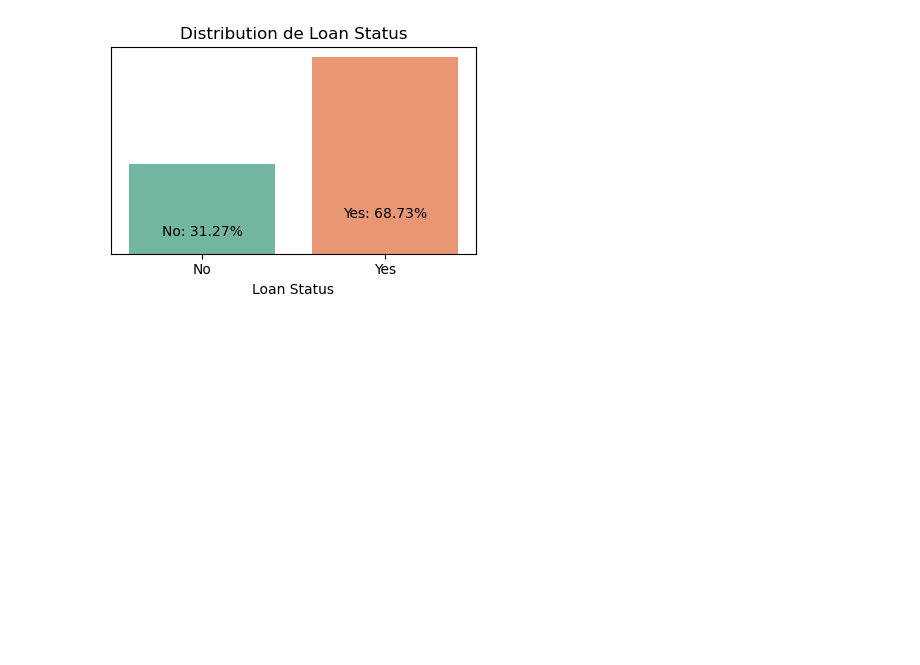
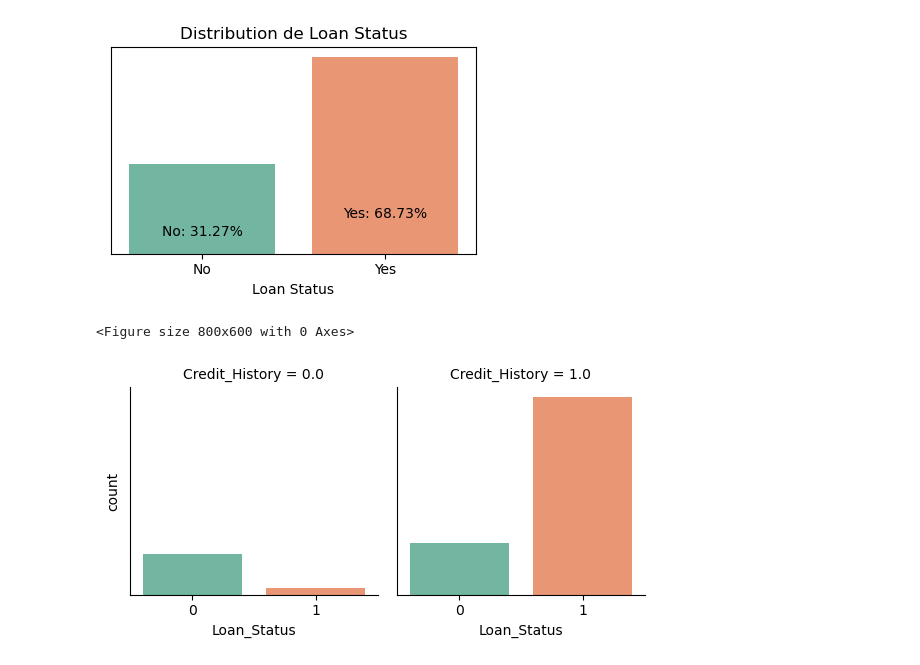
Before and after one commit to nevillemakoyi/Application-ML-Detection-Defauts-Paiements-Credits-Bancaires, a Jupyter notebook: notebooks/RF_credit.ipynb, the cells around one changed output. Saved outputs shown, nothing was run; the diff lists cells and outputs as text; code cells hidden in the pictures; blank space fills up the shorter version.

```diff
--- a/notebooks/RF_credit.ipynb
+++ b/notebooks/RF_credit.ipynb
@@ -161,3 +161,6 @@ l analyse exploratoire des données consiste à explorer les données pour en ex
 et des anomalies, et de mieux comprendre les données avant de les utiliser pour l'apprentissage automatique.
 
 Tools : Sweetviz and pandas-profiling
+# %%
+df = pd.concat([features, target], axis=1)
+df
@@ -181,3 +198,13 @@ plt.tight_layout()
 plt.show()
 # %% [output]
 [figure]
+# %%
+# analyse de la variable historique de crédit
+plt.figure(figsize=(8, 6))
+grid = sns.FacetGrid(df, col='Credit_History', height=3, aspect=1)
+grid.map(sns.countplot, 'Loan_Status', palette='Set2')
+plt.yticks([])
+plt.show()
+# %% [output]
+<Figure size 800x600 with 0 Axes>
+[figure, added]
```
Also changed, not shown: parts of 1 cell of this notebook.
